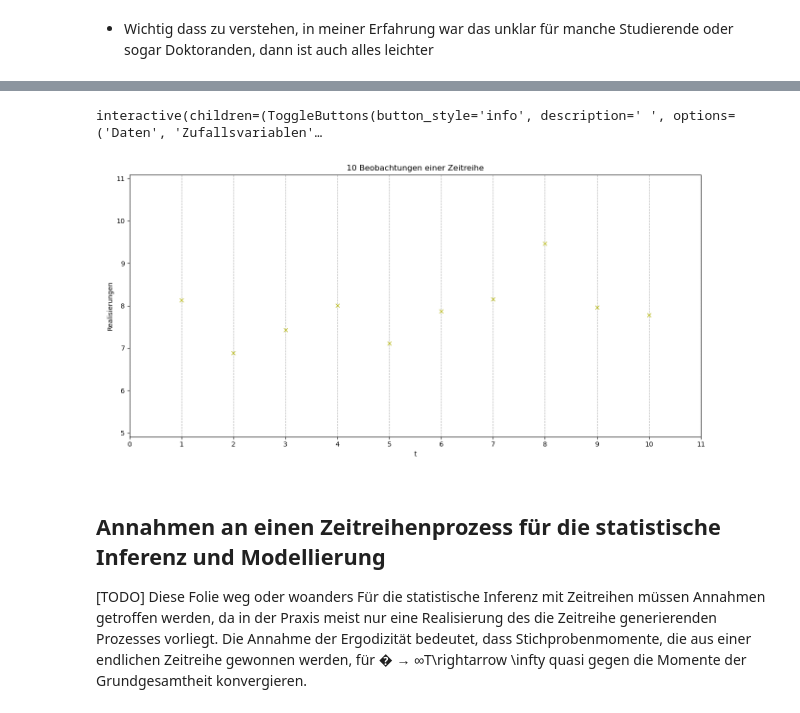
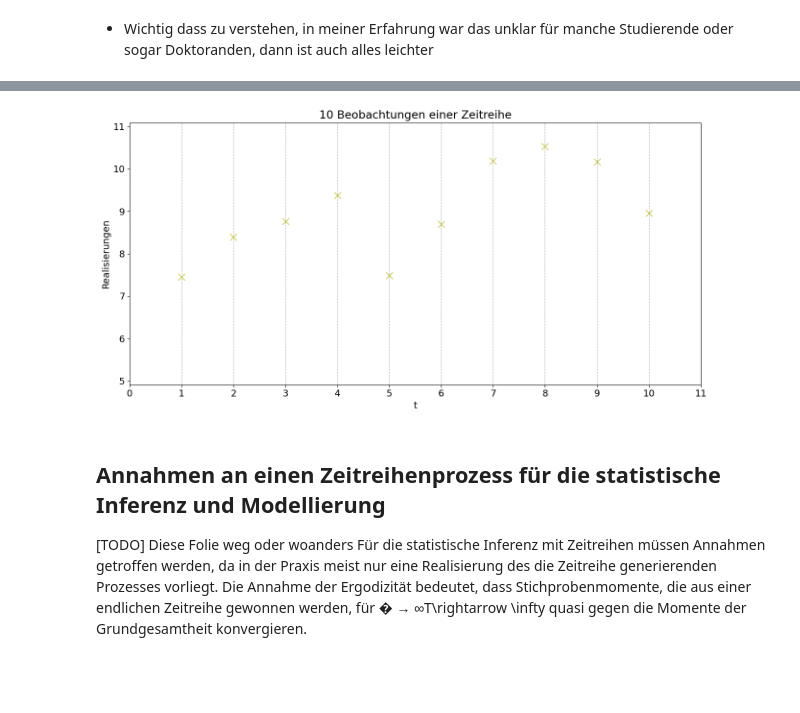
Before and after one commit to FSpanhel/plv_1, a Jupyter notebook: presentation.ipynb, the cells around one changed output, grey strips where cells are left out. Saved outputs shown, nothing was run; the diff lists cells and outputs as text; code cells hidden in the pictures; blank space fills up the shorter version.

```diff
--- a/presentation.ipynb
+++ b/presentation.ipynb
@@ -260,7 +287,6 @@ Wenn wir von einer (diskreten) Zeitreihe sprechen, können damit zwei verschiede
 # %% [markdown]
 - Wichtig dass zu verstehen, in meiner Erfahrung war das unklar für manche Studierende oder sogar Doktoranden, dann ist auch alles leichter
 # %%
-%matplotlib widget
-from plv.plot import DataVsProcess; *
-DataVsProcess().plot(figsize=(14, 6.5));
+from plv.plot import data_vs_process
+data_vs_process(figsize=(14, 6.5))
 # %% [output]
@@ -268,5 +294,4 @@ Warning: Cannot change to a different GUI toolkit: widget. Using ipympl instead.
-interactive(children=(ToggleButtons(button_style='info', description=' ', options=('Daten', 'Zufallsvariablen'…
-[figure, old version]
+[figure, new version]
 # %% [markdown]
 ## Annahmen an einen Zeitreihenprozess für die statistische Inferenz und Modellierung
 [TODO] Diese Folie weg oder woanders
```
Also changed, not shown: parts of 44 cells of this notebook, 3 other files.
